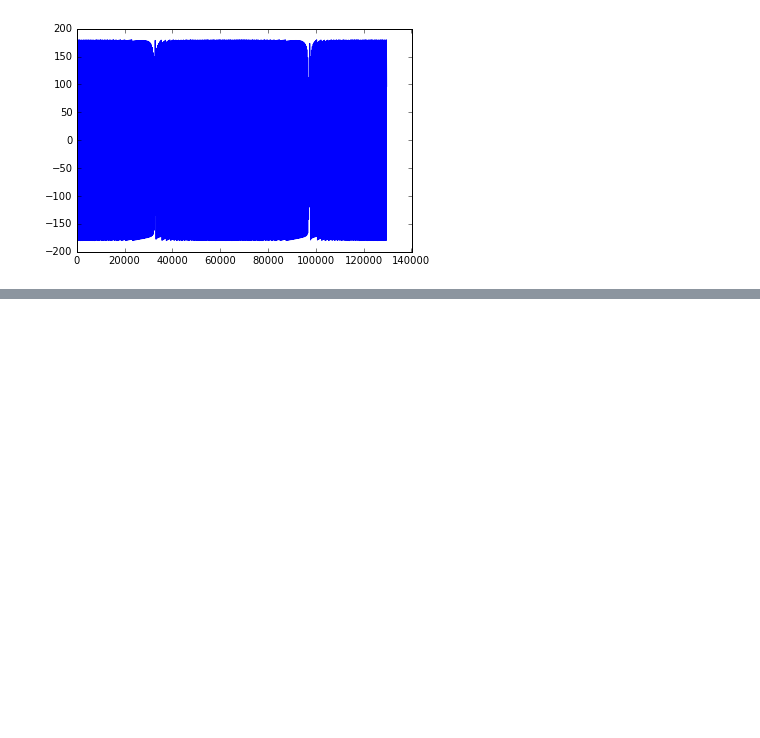
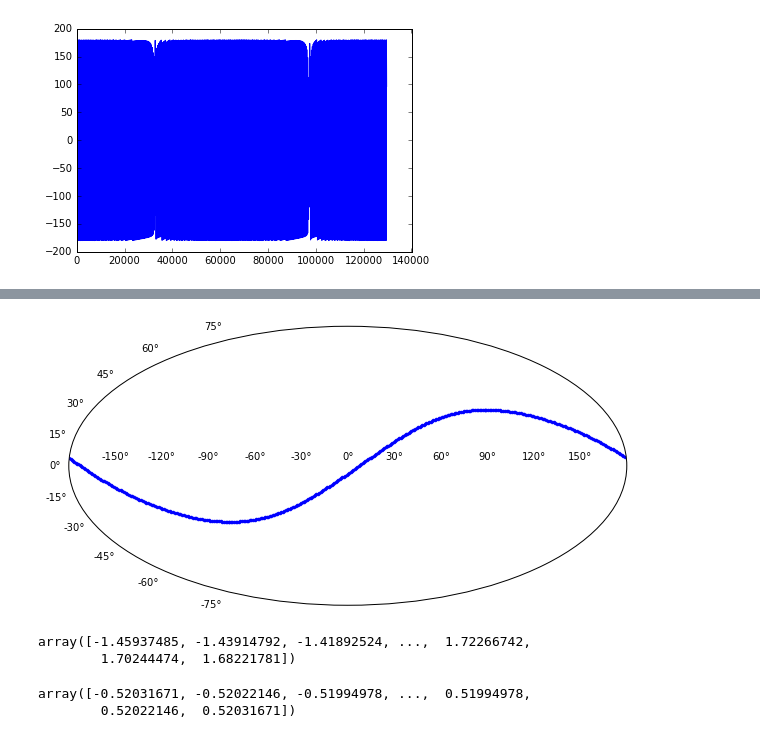
Before and after one commit to words-sdsc/edX, a Jupyter notebook: astro_example.ipynb, the cells around one changed output, grey strips where cells are left out. Drawn from its saved outputs; the diff is of its cells as text; code cells hidden in the pictures; blank space fills up the shorter version.

```diff
--- a/astro_example.ipynb
+++ b/astro_example.ipynb
@@ -287,0 +297,14 @@ plt.plot(l[:360], b[:360], '.')
+# %%
+interact(create_scanning_ring_figure, num=(0,360));
+# %% [output]
+[figure, added]
+# %%
+l
+# %% [output]
+array([-1.45937485, -1.43914792, -1.41892524, ...,  1.72266742,
+        1.70244474,  1.68221781])
+# %%
+b
+# %% [output]
+array([-0.52031671, -0.52022146, -0.51994978, ...,  0.51994978,
+        0.52022146,  0.52031671])
```
Also changed, not shown: parts of 17 cells of this notebook.
